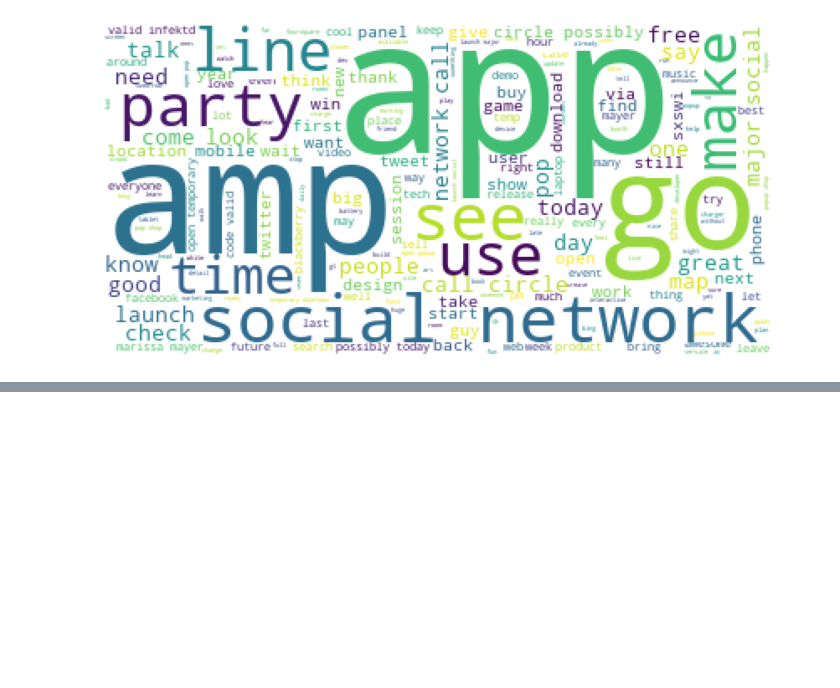
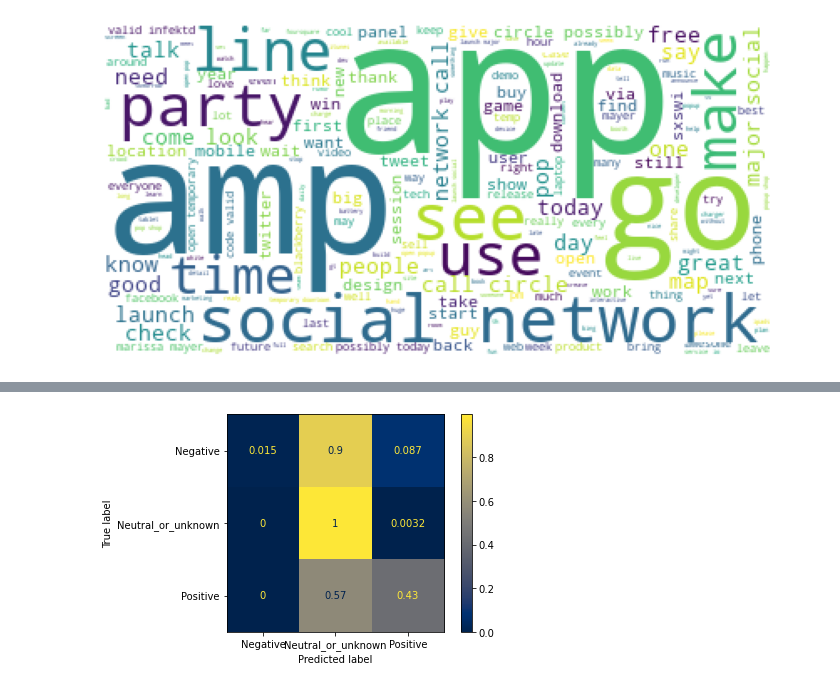
Before and after one commit to luluvalakdawala/NLP_for_tweet_sentiments, a Jupyter notebook: notebooks/exploratory/01_data_exploration.ipynb, the cells around one changed output, grey strips where cells are left out. Cells and saved outputs as stored; diff of their text form; code cells hidden in the pictures; blank space fills up the shorter version.

```diff
--- a/notebooks/exploratory/01_data_exploration.ipynb
+++ b/notebooks/exploratory/01_data_exploration.ipynb
@@ -384,0 +396,3 @@ X_t_vec
+# %%
+from sklearn.naive_bayes import MultinomialNB
+mnb = MultinomialNB()
@@ -384,0 +419,4 @@ X_t_vec
+# %%
+plot_confusion_matrix(mnb, X_t_vec, y_t, cmap='cividis', normalize='true');
+# %% [output]
+[figure, added]
```
Also changed, not shown: parts of 10 cells of this notebook.
